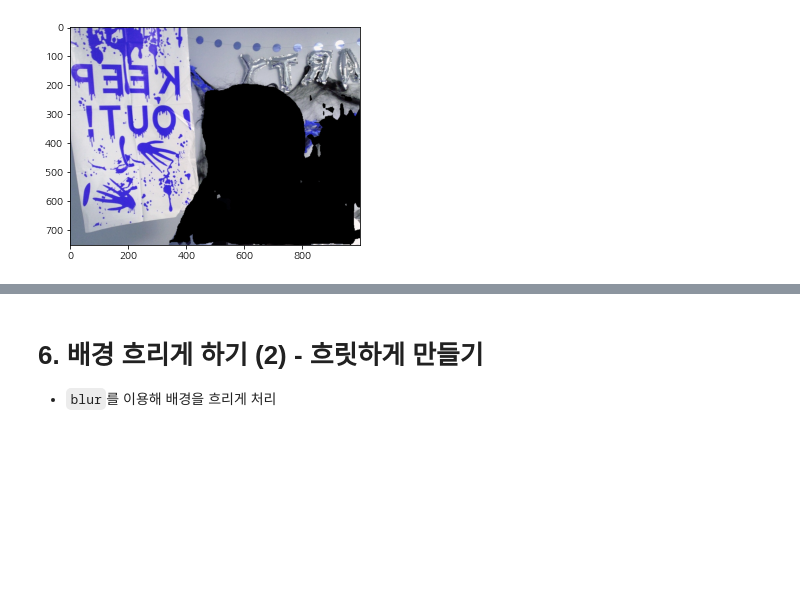
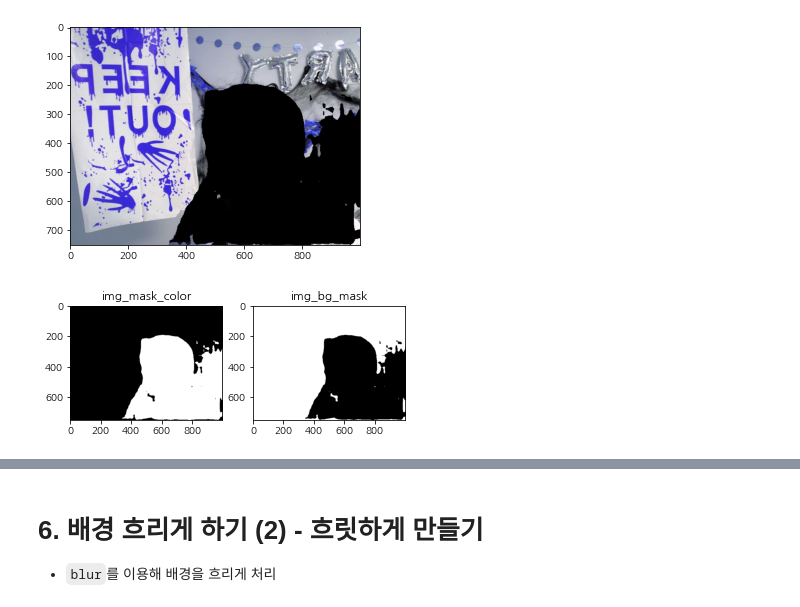
Before and after one commit to Shinest-changwon/AIFFEL_Exploration, a Jupyter notebook: E10_Image_Semantic_Segmentation/[E10]Image_Semantic_Segmentation.ipynb, the cells around one changed output, grey strips where cells are left out. Cells and saved outputs as stored; diff of their text form; code cells hidden in the pictures; blank space fills up the shorter version.

```diff
--- a/E10_Image_Semantic_Segmentation/[E10]Image_Semantic_Segmentation.ipynb
+++ b/E10_Image_Semantic_Segmentation/[E10]Image_Semantic_Segmentation.ipynb
@@ -170,9 +203,17 @@ download_path = os.path.join(model_dir, 'deeplab_model.tar.gz')
 if not os.path.exists(download_path):
     urllib.request.urlretrieve(_DOWNLOAD_URL_PREFIX + 'deeplabv3_mnv2_pascal_train_aug_2018_01_29.tar.gz',
                    download_path)
+# 여기까지는 가중치 다운로드
 
+# MODEL변수에 DeepLabModel클래스에 가중치를 입력해 할당.
 MODEL = DeepLabModel(download_path)
 print('model loaded successfully!')
+
+img_resized, seg_map = MODEL.run(img_orig) # 첫 단계에서 준비한 이미지를 네트워크에 입력
+"""
+resize된 이미지와 라벨링 값들을 할당.
+DeepLabModel클래스의 run 함수 작동
+"""
 # %% [output]
 temp directory: /home/aiffel-dj40/aiffel/human_segmentation/models
 model loaded successfully!
@@ -242,3 +329,17 @@ plt.imshow(img_bg)
 plt.show()
 # %% [output]
 [figure]
+# %%
+# img_mask_color, img_bg_mask
+
+ax = plt.subplot(1,2,1)
+plt.imshow(img_mask_color, cmap=plt.cm.binary_r)
+ax.set_title('img_mask_color')
+
+ax = plt.subplot(1,2,2)
+plt.imshow(img_bg_mask, cmap=plt.cm.binary_r)
+ax.set_title('img_bg_mask')
+
+plt.show()
+# %% [output]
+[figure, added]
```
Also changed, not shown: parts of 18 cells of this notebook.
